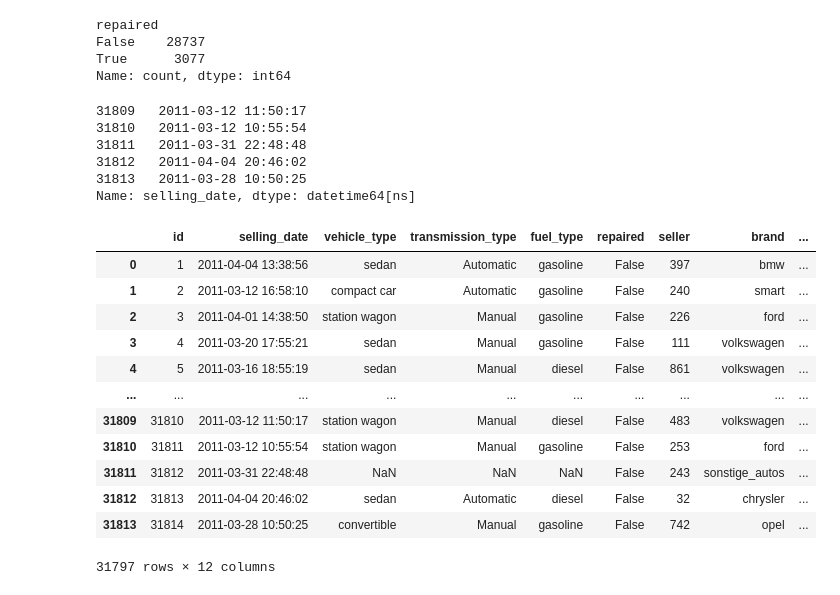
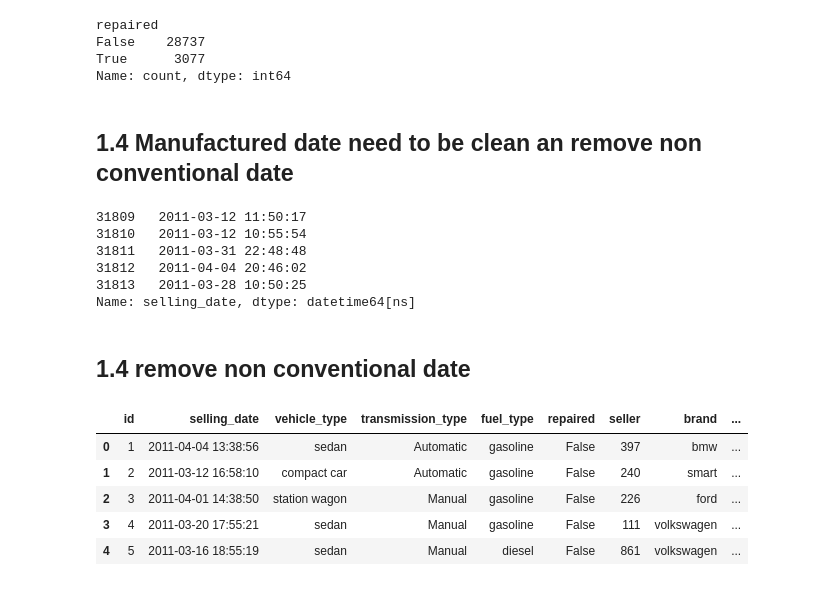
Before and after one commit to mbarndouka/talent4startupproject, a Jupyter notebook: src/ddp.ipynb, the cells around one changed output. Cells and saved outputs as stored; diff of their text form; code cells hidden in the pictures.

```diff
--- a/src/ddp.ipynb
+++ b/src/ddp.ipynb
@@ -136,4 +140,6 @@ repaired
 False    28737
 True      3077
 Name: count, dtype: int64
+# %% [markdown]
+## 1.4 Manufactured date  need to be clean an remove non conventional date
 # %%
@@ -147,4 +152,6 @@ df['selling_date'].tail()
 31812   2011-04-04 20:46:02
 31813   2011-03-28 10:50:25
 Name: selling_date, dtype: datetime64[ns]
+# %% [markdown]
+## 1.4 remove non conventional date
 # %%
@@ -161,18 +167,11 @@ def filter_by_year_range(df, column_name, start_year, end_year):
     return filtered_df
 # %%
 df = filter_by_year_range(df, 'manufactured_date', 1886, 2024)
-df
+df.head()
 # %% [output]
 |  | id | selling_date | vehicle_type | transmission_type | fuel_type | repaired | seller | brand | ... |
 | 0 | 1 | 2011-04-04 13:38:56 | sedan | Automatic | gasoline | False | 397 | bmw | ... |
 | 1 | 2 | 2011-03-12 16:58:10 | compact car | Automatic | gasoline | False | 240 | smart | ... |
 | 2 | 3 | 2011-04-01 14:38:50 | station wagon | Manual | gasoline | False | 226 | ford | ... |
 | 3 | 4 | 2011-03-20 17:55:21 | sedan | Manual | gasoline | False | 111 | volkswagen | ... |
 | 4 | 5 | 2011-03-16 18:55:19 | sedan | Manual | diesel | False | 861 | volkswagen | ... |
-| ... | ... | ... | ... | ... | ... | ... | ... | ... | ... |
-| 31809 | 31810 | 2011-03-12 11:50:17 | station wagon | Manual | diesel | False | 483 | volkswagen | ... |
-| 31810 | 31811 | 2011-03-12 10:55:54 | station wagon | Manual | gasoline | False | 253 | ford | ... |
-| 31811 | 31812 | 2011-03-31 22:48:48 | NaN | NaN | NaN | False | 243 | sonstige_autos | ... |
-| 31812 | 31813 | 2011-04-04 20:46:02 | sedan | Automatic | diesel | False | 32 | chrysler | ... |
-| 31813 | 31814 | 2011-03-28 10:50:25 | convertible | Manual | gasoline | False | 742 | opel | ... |
-31797 rows × 12 columns
```
Also changed, not shown: parts of 35 cells of this notebook.
